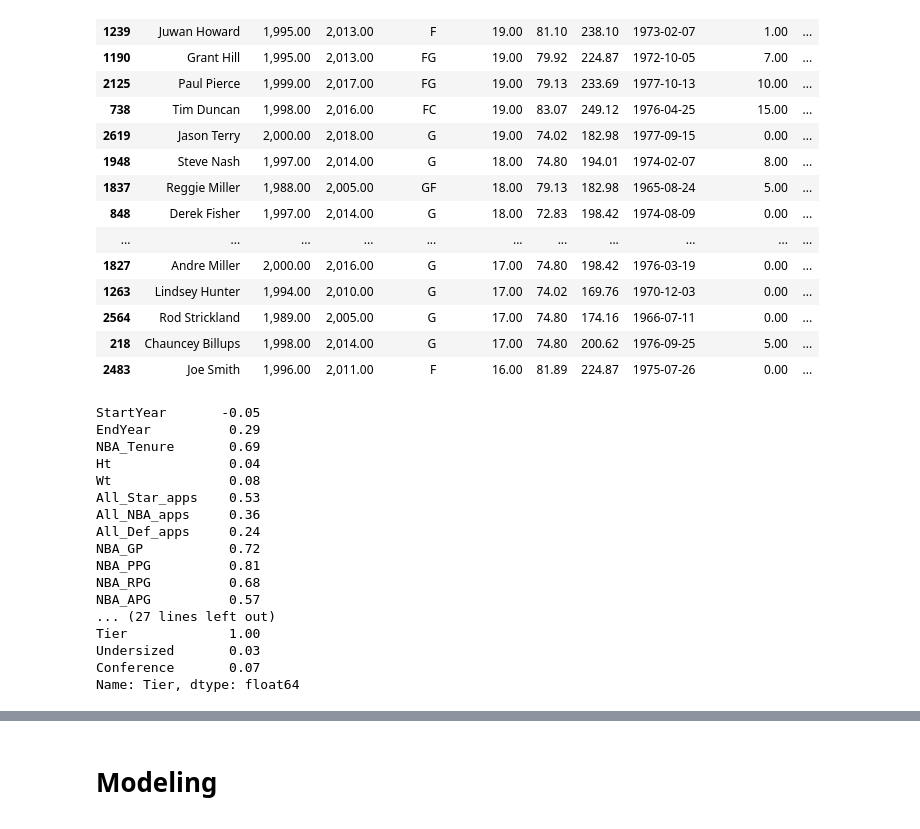
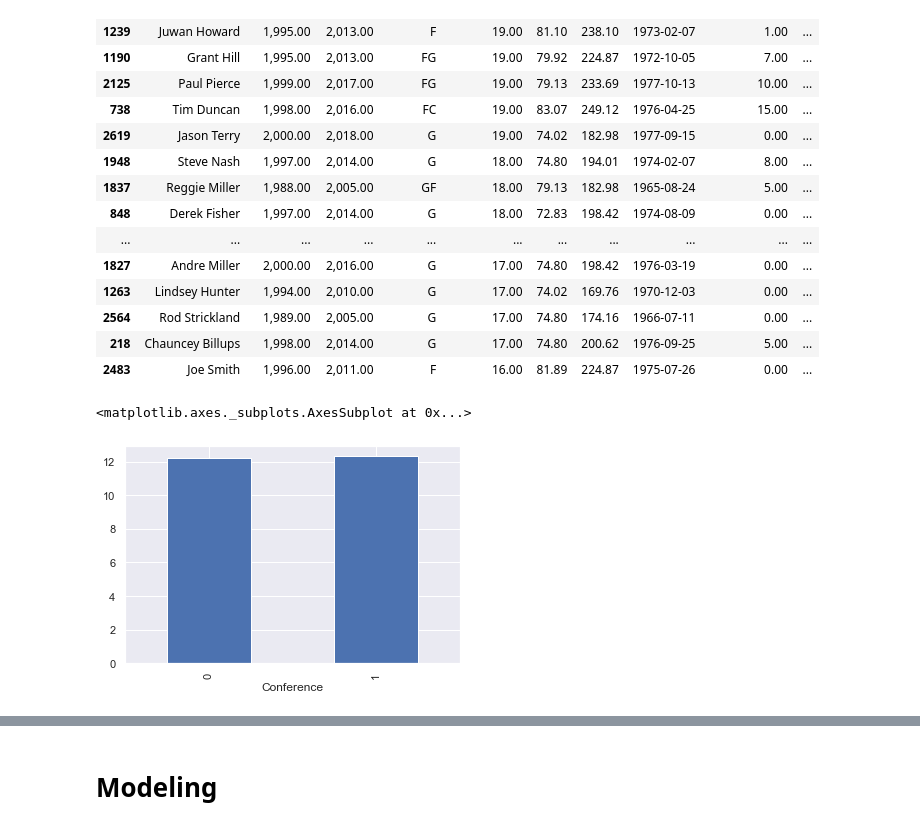
Before and after one commit to KenHoffman95/Mod-5-Capstone-Project, a Jupyter notebook: Data Cleaning, EDA and Modeling.ipynb, the cells around one changed output, grey strips where cells are left out. Saved outputs shown, nothing was run; the diff lists cells and outputs as text; code cells hidden in the pictures.

Commit message:
Add files via upload
Added hypothesis test and visualizations

```diff
--- a/Data Cleaning, EDA and Modeling.ipynb
+++ b/Data Cleaning, EDA and Modeling.ipynb
@@ -655,23 +657,8 @@ df.head(25)
 | 2564 | Rod Strickland | 1,989.00 | 2,005.00 | G | 17.00 | 74.80 | 174.16 | 1966-07-11 | 0.00 | ... |
 | 218 | Chauncey Billups | 1,998.00 | 2,014.00 | G | 17.00 | 74.80 | 200.62 | 1976-09-25 | 5.00 | ... |
 | 2483 | Joe Smith | 1,996.00 | 2,011.00 | F | 16.00 | 81.89 | 224.87 | 1975-07-26 | 0.00 | ... |
-# %%
-df[df.columns[1:]].corr()['Tier'][:]
-# %% [output]
-StartYear       -0.05
-EndYear          0.29
-NBA_Tenure       0.69
-Ht               0.04
-Wt               0.08
-All_Star_apps    0.53
-All_NBA_apps     0.36
-All_Def_apps     0.24
-NBA_GP           0.72
-NBA_PPG          0.81
-NBA_RPG          0.68
-NBA_APG          0.57
-... (27 lines left out)
-Tier             1.00
-Undersized       0.03
-Conference       0.07
-Name: Tier, dtype: float64
+# %%
+df['NBA_PER'].groupby(df['Conference']).mean().plot(kind='bar')
+# %% [output]
+<matplotlib.axes._subplots.AxesSubplot at 0x...>
+[figure, added]
```
Also changed, not shown: parts of 41 cells of this notebook.
